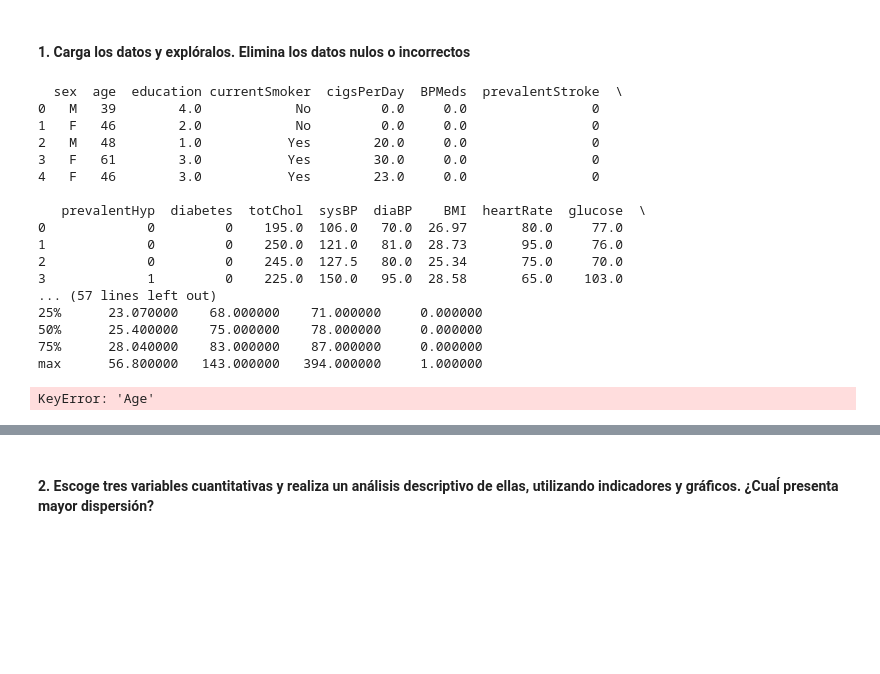
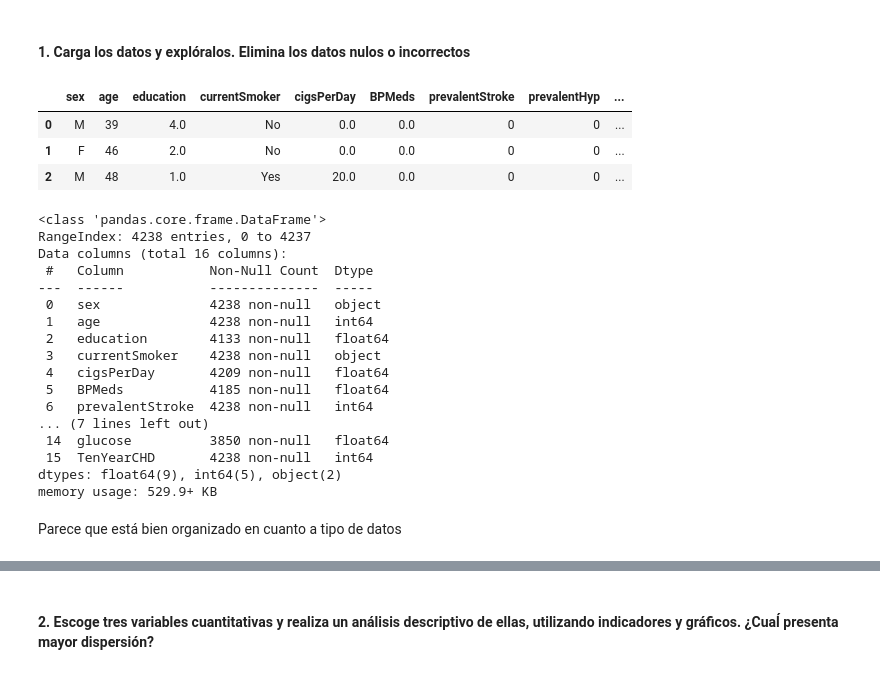
Before and after one commit to santoleal/data_science_homework, a Jupyter notebook: 4.ESTADISTICA PYTHON/DESAFIO7/Prueba - Análisis Estadístico con Python.ipynb, the cells around one changed output, grey strips where cells are left out. Saved outputs shown, nothing was run; the diff lists cells and outputs as text; code cells hidden in the pictures; blank space fills up the shorter version.

```diff
--- a/4.ESTADISTICA PYTHON/DESAFIO7/Prueba - Análisis Estadístico con Python.ipynb
+++ b/4.ESTADISTICA PYTHON/DESAFIO7/Prueba - Análisis Estadístico con Python.ipynb
@@ -52,40 +55,3 @@ from sklearn.linear_model import LogisticRegression
 from imblearn.over_sampling import SMOTE
 # %% [markdown]
 #### 1. Carga los datos y explóralos. Elimina los datos nulos o incorrectos
-# %%
-# Cargar los datos
-df = pd.read_csv('cardio.csv')
-
-# Explorar los datos
-print(df.head())
-print(df.info())
-print(df.describe())
-
-# Eliminar datos nulos
-df = df.dropna()
-
-# Eliminar datos incorrectos (por ejemplo, valores negativos en columnas que no deberían tenerlos)
-df = df[(df['Age'] > 0) & (df['cigsPerDay'] >= 0) & (df['totChol'] > 0) & (df['sysBP'] > 0) & (df['diaBP_BMI'] > 0) & (df['BMI'] > 0) & (df['heartRate'] > 0) & (df['glucose'] > 0)]
-
-# Verificar nuevamente la información del dataframe
-print(df.info())
-print(df.describe())
-# %% [output]
-  sex  age  education currentSmoker  cigsPerDay  BPMeds  prevalentStroke  \
-0   M   39        4.0            No         0.0     0.0                0
-1   F   46        2.0            No         0.0     0.0                0
-2   M   48        1.0           Yes        20.0     0.0                0
-3   F   61        3.0           Yes        30.0     0.0                0
-4   F   46        3.0           Yes        23.0     0.0                0
-
-   prevalentHyp  diabetes  totChol  sysBP  diaBP    BMI  heartRate  glucose  \
-0             0         0    195.0  106.0   70.0  26.97       80.0     77.0
-1             0         0    250.0  121.0   81.0  28.73       95.0     76.0
-2             0         0    245.0  127.5   80.0  25.34       75.0     70.0
-3             1         0    225.0  150.0   95.0  28.58       65.0    103.0
-... (57 lines left out)
-25%      23.070000    68.000000    71.000000     0.000000
-50%      25.400000    75.000000    78.000000     0.000000
-75%      28.040000    83.000000    87.000000     0.000000
-max      56.800000   143.000000   394.000000     1.000000
-KeyError: 'Age'
@@ -91,0 +61,31 @@ KeyError: 'Age'
+# %%
+# Una visualización rápida
+df_cardio.head(3)
+# %% [output]
+|  | sex | age | education | currentSmoker | cigsPerDay | BPMeds | prevalentStroke | prevalentHyp | ... |
+| 0 | M | 39 | 4.0 | No | 0.0 | 0.0 | 0 | 0 | ... |
+| 1 | F | 46 | 2.0 | No | 0.0 | 0.0 | 0 | 0 | ... |
+| 2 | M | 48 | 1.0 | Yes | 20.0 | 0.0 | 0 | 0 | ... |
+# %%
+# tipos d edatos
+df_cardio.info()
+# %% [output]
+<class 'pandas.core.frame.DataFrame'>
+RangeIndex: 4238 entries, 0 to 4237
+Data columns (total 16 columns):
+ #   Column           Non-Null Count  Dtype
+---  ------           --------------  -----
+ 0   sex              4238 non-null   object
+ 1   age              4238 non-null   int64
+ 2   education        4133 non-null   float64
+ 3   currentSmoker    4238 non-null   object
+ 4   cigsPerDay       4209 non-null   float64
+ 5   BPMeds           4185 non-null   float64
+ 6   prevalentStroke  4238 non-null   int64
+... (7 lines left out)
+ 14  glucose          3850 non-null   float64
+ 15  TenYearCHD       4238 non-null   int64
+dtypes: float64(9), int64(5), object(2)
+memory usage: 529.9+ KB
+# %% [markdown]
+Parece que está bien organizado en cuanto a tipo de datos
```
Also changed, not shown: parts of 5 cells of this notebook.
